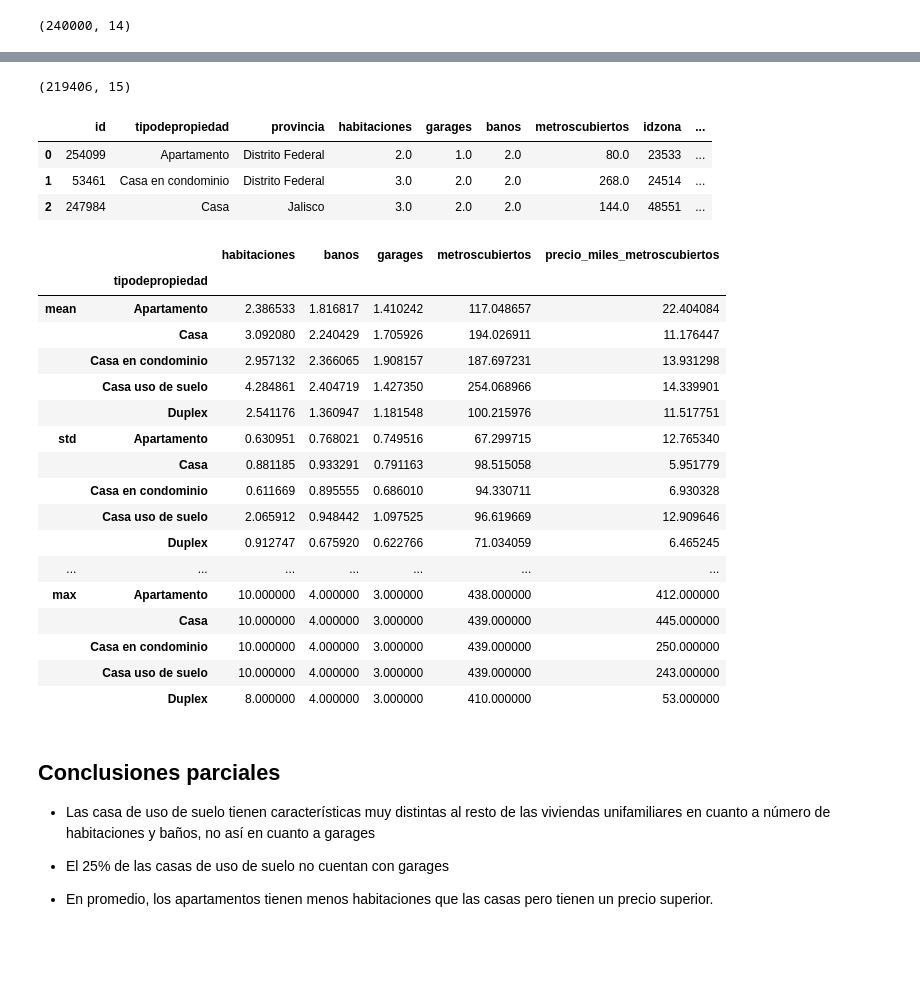
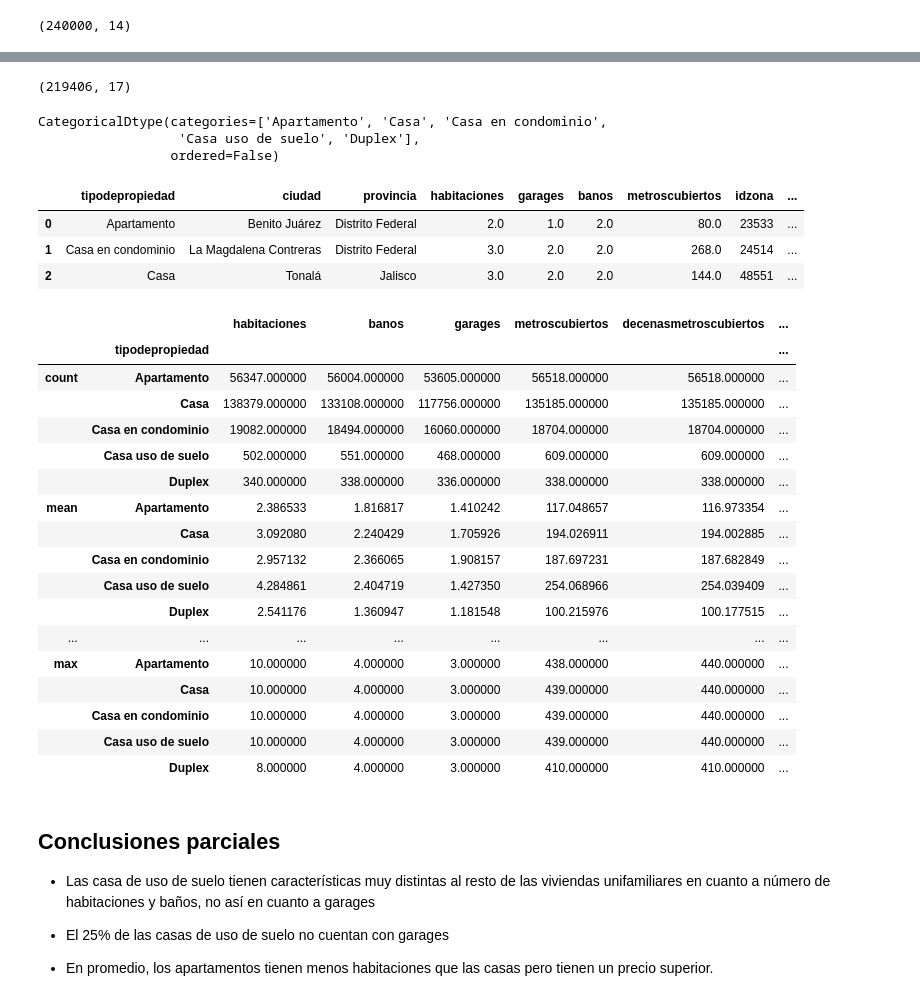
Before and after one commit to mrsoto/tp1_7506, a Jupyter notebook: mrs-analisis-nacional.ipynb, the cells around one changed output, grey strips where cells are left out. Drawn from its saved outputs; the diff is of its cells as text; code cells hidden in the pictures; blank space fills up the shorter version.

Commit message:
analisis de relacon de variables
queda una inconsistencia por resolver

```diff
--- a/mrs-analisis-nacional.ipynb
+++ b/mrs-analisis-nacional.ipynb
@@ -36,7 +38,7 @@ df.shape
 (240000, 23)
 # %%
 df=df.filter(items=[
-    'id','tipodepropiedad','cuidad','provincia','habitaciones',
+    'id','tipodepropiedad','ciudad','provincia','habitaciones',
     'garages','banos','metroscubiertos','idzona','gimnasio',
     'usuamultiples','piscina','escuelascercanas',
     'centroscomercialescercanos','precio','antiguedad'
@@ -73,46 +75,60 @@ propiedades = [
 # Ignora los warnings producto de dividir por NaN
 # Expresa los precios en miles y las estadísticas a 2 decimales para hacer la lectura más simple
 with np.errstate(divide='ignore',invalid='ignore'):
+    df.loc[:,'precio_metroscubiertos'] = (
+        df.loc[:,'precio'] / df.loc[:,'metroscubiertos']
+    )
     df.loc[:,'precio_miles_metroscubiertos'] = round(
-        df.loc[:,'precio'] / df.loc[:,'metroscubiertos'] / 1000
+        df.loc[:,'precio_metroscubiertos'],
+        -2
     )
+    df.loc[:,'decenasmetroscubiertos']=round(df.loc[:,'metroscubiertos'],-1)
 # %%
 viviendasdf = df[df['tipodepropiedad'].isin(propiedades)].copy()
+
+# Redefine la categoria de tipo de propiedad en base a los valores filtrados
+viviendasdf['tipodepropiedad'] = viviendasdf['tipodepropiedad'].astype('str').astype('category')
 viviendasdf.shape
 # %% [output]
-(219406, 15)
+(219406, 17)
+# %%
+viviendasdf['tipodepropiedad'].dtype
+# %% [output]
+CategoricalDtype(categories=['Apartamento', 'Casa', 'Casa en condominio',
+                  'Casa uso de suelo', 'Duplex'],
+                 ordered=False)
 # %%
 viviendasdf.head(3)
 # %% [output]
-|  | id | tipodepropiedad | provincia | habitaciones | garages | banos | metroscubiertos | idzona | ... |
-| 0 | 254099 | Apartamento | Distrito Federal | 2.0 | 1.0 | 2.0 | 80.0 | 23533 | ... |
-| 1 | 53461 | Casa en condominio | Distrito Federal | 3.0 | 2.0 | 2.0 | 268.0 | 24514 | ... |
-| 2 | 247984 | Casa | Jalisco | 3.0 | 2.0 | 2.0 | 144.0 | 48551 | ... |
+|  | tipodepropiedad | ciudad | provincia | habitaciones | garages | banos | metroscubiertos | idzona | ... |
+| 0 | Apartamento | Benito Juárez | Distrito Federal | 2.0 | 1.0 | 2.0 | 80.0 | 23533 | ... |
+| 1 | Casa en condominio | La Magdalena Contreras | Distrito Federal | 3.0 | 2.0 | 2.0 | 268.0 | 24514 | ... |
+| 2 | Casa | Tonalá | Jalisco | 3.0 | 2.0 | 2.0 | 144.0 | 48551 | ... |
 # %%
 analisis = viviendasdf.groupby(['tipodepropiedad']).describe()\
-  .stack().drop(columns='id').unstack(0).stack()\
-  .loc[:,['habitaciones','banos','garages','metroscubiertos','precio_miles_metroscubiertos']]
+  .stack().unstack(0).stack()\
+  .loc[:,['habitaciones','banos','garages','metroscubiertos','decenasmetroscubiertos','precio_metroscubiertos','precio_miles_metroscubiertos']]
 # %%
-analisis.drop('count')
+analisis#.drop('count')
 # %% [output]
-|  |  | habitaciones | banos | garages | metroscubiertos | precio_miles_metroscubiertos |
-|  | tipodepropiedad |  |  |  |  |  |
-| mean | Apartamento | 2.386533 | 1.816817 | 1.410242 | 117.048657 | 22.404084 |
-|  | Casa | 3.092080 | 2.240429 | 1.705926 | 194.026911 | 11.176447 |
-|  | Casa en condominio | 2.957132 | 2.366065 | 1.908157 | 187.697231 | 13.931298 |
-|  | Casa uso de suelo | 4.284861 | 2.404719 | 1.427350 | 254.068966 | 14.339901 |
-|  | Duplex | 2.541176 | 1.360947 | 1.181548 | 100.215976 | 11.517751 |
-| std | Apartamento | 0.630951 | 0.768021 | 0.749516 | 67.299715 | 12.765340 |
-|  | Casa | 0.881185 | 0.933291 | 0.791163 | 98.515058 | 5.951779 |
-|  | Casa en condominio | 0.611669 | 0.895555 | 0.686010 | 94.330711 | 6.930328 |
-|  | Casa uso de suelo | 2.065912 | 0.948442 | 1.097525 | 96.619669 | 12.909646 |
-|  | Duplex | 0.912747 | 0.675920 | 0.622766 | 71.034059 | 6.465245 |
-| ... | ... | ... | ... | ... | ... | ... |
-| max | Apartamento | 10.000000 | 4.000000 | 3.000000 | 438.000000 | 412.000000 |
-|  | Casa | 10.000000 | 4.000000 | 3.000000 | 439.000000 | 445.000000 |
-|  | Casa en condominio | 10.000000 | 4.000000 | 3.000000 | 439.000000 | 250.000000 |
-|  | Casa uso de suelo | 10.000000 | 4.000000 | 3.000000 | 439.000000 | 243.000000 |
-|  | Duplex | 8.000000 | 4.000000 | 3.000000 | 410.000000 | 53.000000 |
+|  |  | habitaciones | banos | garages | metroscubiertos | decenasmetroscubiertos | ... |
+|  | tipodepropiedad |  |  |  |  |  | ... |
+| count | Apartamento | 56347.000000 | 56004.000000 | 53605.000000 | 56518.000000 | 56518.000000 | ... |
+|  | Casa | 138379.000000 | 133108.000000 | 117756.000000 | 135185.000000 | 135185.000000 | ... |
+|  | Casa en condominio | 19082.000000 | 18494.000000 | 16060.000000 | 18704.000000 | 18704.000000 | ... |
+|  | Casa uso de suelo | 502.000000 | 551.000000 | 468.000000 | 609.000000 | 609.000000 | ... |
+|  | Duplex | 340.000000 | 338.000000 | 336.000000 | 338.000000 | 338.000000 | ... |
+| mean | Apartamento | 2.386533 | 1.816817 | 1.410242 | 117.048657 | 116.973354 | ... |
+|  | Casa | 3.092080 | 2.240429 | 1.705926 | 194.026911 | 194.002885 | ... |
+|  | Casa en condominio | 2.957132 | 2.366065 | 1.908157 | 187.697231 | 187.682849 | ... |
+|  | Casa uso de suelo | 4.284861 | 2.404719 | 1.427350 | 254.068966 | 254.039409 | ... |
+|  | Duplex | 2.541176 | 1.360947 | 1.181548 | 100.215976 | 100.177515 | ... |
+| ... | ... | ... | ... | ... | ... | ... | ... |
+| max | Apartamento | 10.000000 | 4.000000 | 3.000000 | 438.000000 | 440.000000 | ... |
+|  | Casa | 10.000000 | 4.000000 | 3.000000 | 439.000000 | 440.000000 | ... |
+|  | Casa en condominio | 10.000000 | 4.000000 | 3.000000 | 439.000000 | 440.000000 | ... |
+|  | Casa uso de suelo | 10.000000 | 4.000000 | 3.000000 | 439.000000 | 440.000000 | ... |
+|  | Duplex | 8.000000 | 4.000000 | 3.000000 | 410.000000 | 410.000000 | ... |
 # %% [markdown]
 ## Conclusiones parciales
 * Las casa de uso de suelo tienen características muy distintas al resto de las viviendas unifamiliares en cuanto a número de habitaciones y baños, no así en cuanto a garages
```
Also changed, not shown: parts of 14 cells of this notebook.
